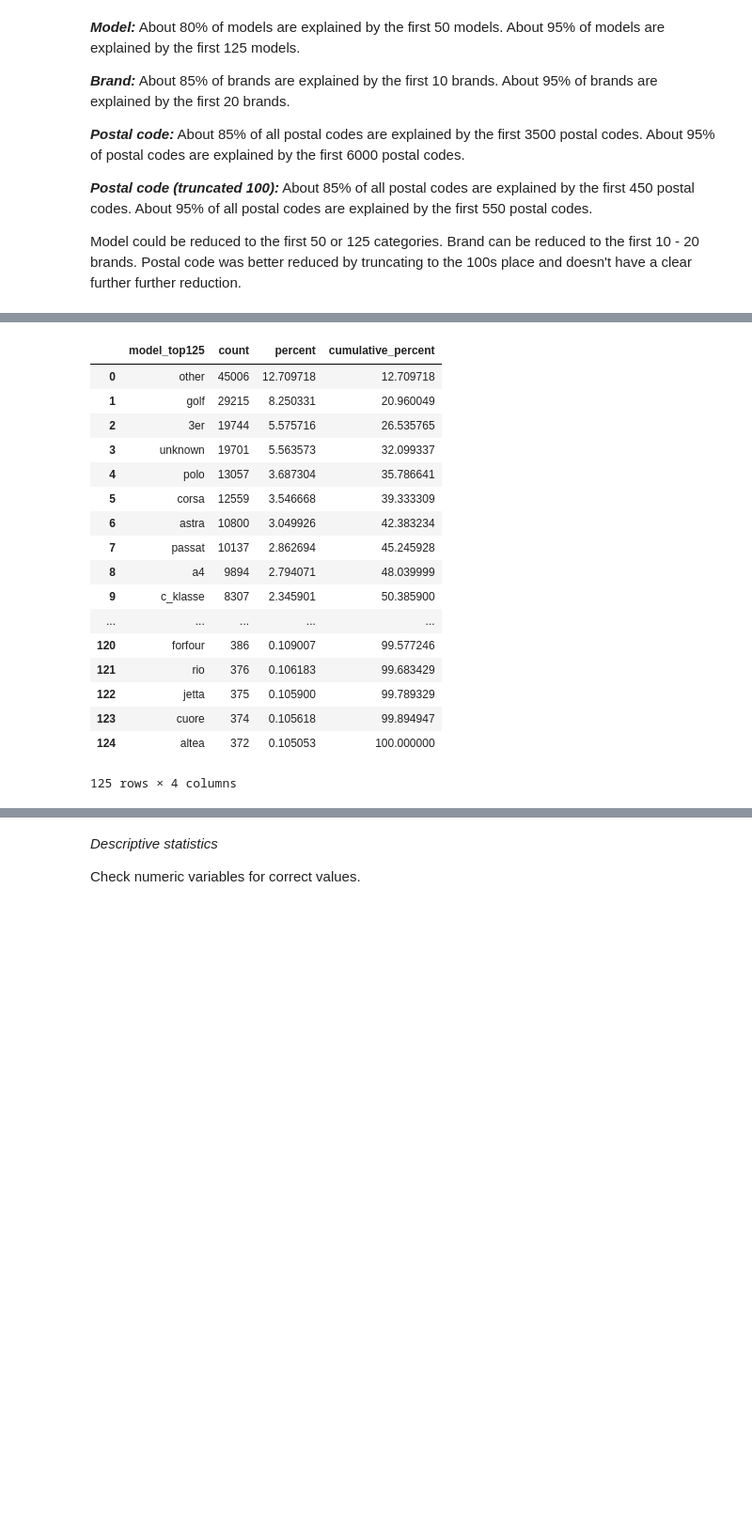
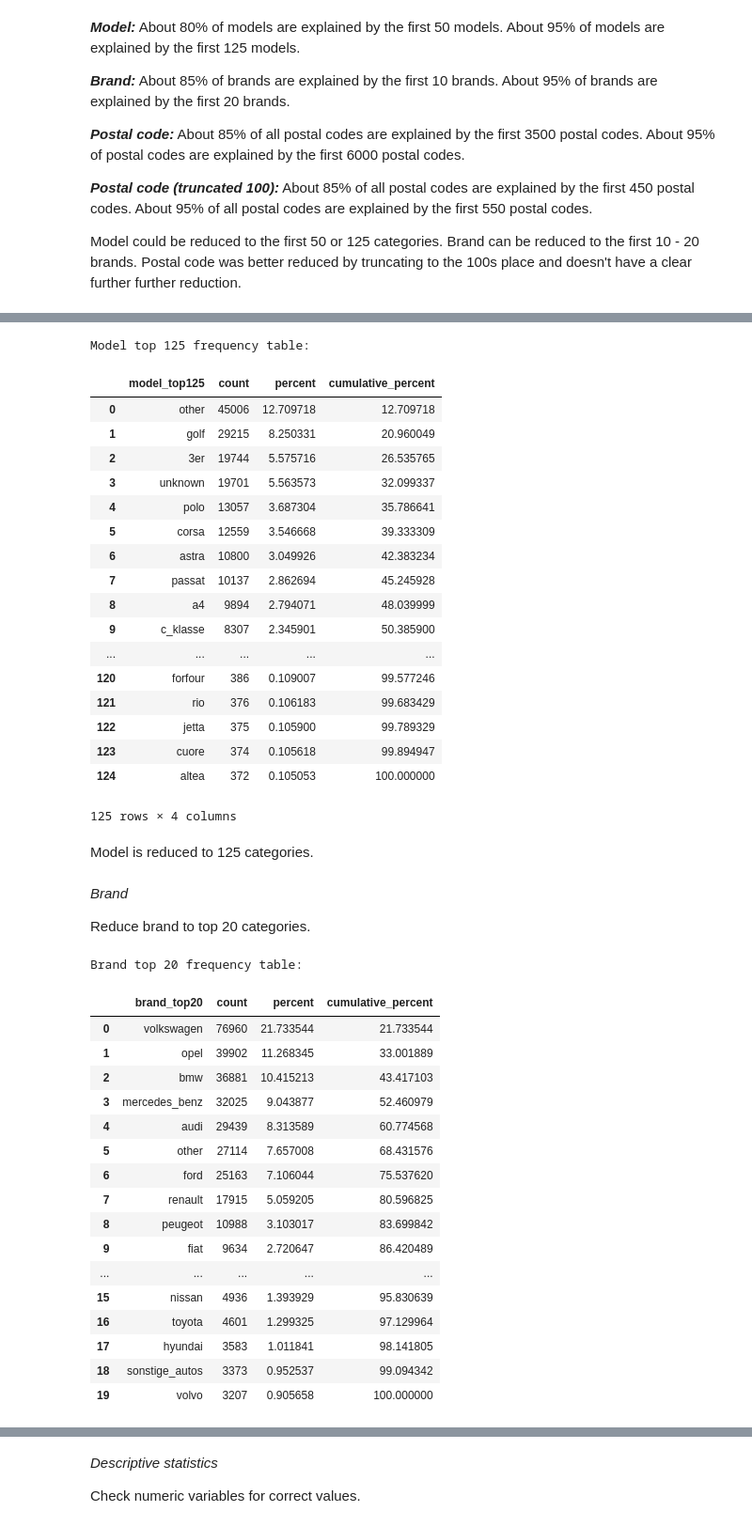
Before and after one commit to kellyshreeve/predicting-used-car-price, a Jupyter notebook: car_price_analysis.ipynb, the cells around one changed output, grey strips where cells are left out. Shown at 94% size. Drawn from its saved outputs; the diff is of its cells as text; code cells hidden in the pictures; blank space fills up the shorter version.

```diff
--- a/car_price_analysis.ipynb
+++ b/car_price_analysis.ipynb
@@ -474,18 +485,24 @@ Model could be reduced to the first 50 or 125 categories. Brand can be reduced t
 # %%
-# Create model feature with categories reduced to top 100 models
+# List of top 125 models
 top_125 = freq_model.loc[0:124, 'model'].to_list()
 
+# Reduce categories function
 def model_reduction(x):
     if x in top_125:
         return x
     else:
         return 'other'
 
+# Apply function to make new top 125 feature
 cars['model_top125'] = cars['model'].apply(model_reduction)
 
+# Re-print frequency table
 freq_model_top125 = freq_table(cars, 'model_top125')
+
+print('Model top 125 frequency table:')
 display(freq_model_top125)
 # %% [output]
+Model top 125 frequency table:
 |  | model_top125 | count | percent | cumulative_percent |
 | 0 | other | 45006 | 12.709718 | 12.709718 |
 | 1 | golf | 29215 | 8.250331 | 20.960049 |
@@ -503,4 +520,48 @@ display(freq_model_top125)
 | 122 | jetta | 375 | 0.105900 | 99.789329 |
 | 123 | cuore | 374 | 0.105618 | 99.894947 |
 | 124 | altea | 372 | 0.105053 | 100.000000 |
-125 rows × 4 columns
+125 rows × 4 columns
+# %% [markdown]
+Model is reduced to 125 categories.
+# %% [markdown]
+*Brand*
+
+Reduce brand to top 20 categories.
+# %%
+# List of top 20 brands
+brand_top20 = freq_brand.loc[0:18, 'brand'].to_list()
+
+# Function to determine if value in top brands
+def top_brand(x):
+    if x in brand_top20:
+        return x
+    else:
+        return 'other'
+
+# Apply function to make new feature
+cars['brand_top20'] = cars['brand'].apply(top_brand)
+
+# Frequency table of brand_top20
+freq_top20 = freq_table(cars, 'brand_top20')
+
+print('Brand top 20 frequency table:')
+display(freq_top20)
+# %% [output]
+Brand top 20 frequency table:
+|  | brand_top20 | count | percent | cumulative_percent |
+| 0 | volkswagen | 76960 | 21.733544 | 21.733544 |
+| 1 | opel | 39902 | 11.268345 | 33.001889 |
+| 2 | bmw | 36881 | 10.415213 | 43.417103 |
+| 3 | mercedes_benz | 32025 | 9.043877 | 52.460979 |
+| 4 | audi | 29439 | 8.313589 | 60.774568 |
+| 5 | other | 27114 | 7.657008 | 68.431576 |
+| 6 | ford | 25163 | 7.106044 | 75.537620 |
+| 7 | renault | 17915 | 5.059205 | 80.596825 |
+| 8 | peugeot | 10988 | 3.103017 | 83.699842 |
+| 9 | fiat | 9634 | 2.720647 | 86.420489 |
+| ... | ... | ... | ... | ... |
+| 15 | nissan | 4936 | 1.393929 | 95.830639 |
+| 16 | toyota | 4601 | 1.299325 | 97.129964 |
+| 17 | hyundai | 3583 | 1.011841 | 98.141805 |
+| 18 | sonstige_autos | 3373 | 0.952537 | 99.094342 |
+| 19 | volvo | 3207 | 0.905658 | 100.000000 |
```
Also changed, not shown: parts of 15 cells of this notebook.
